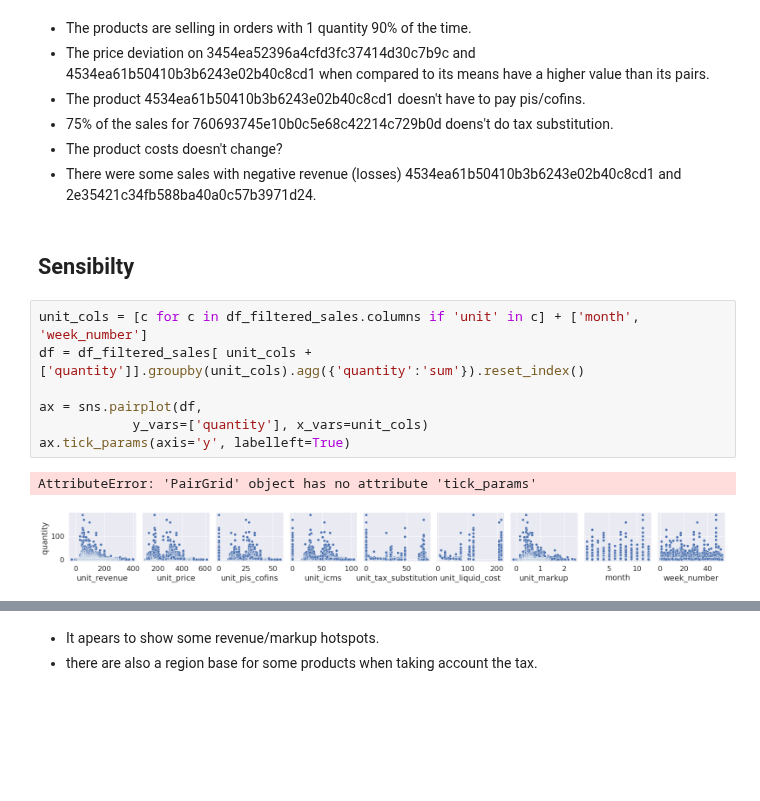
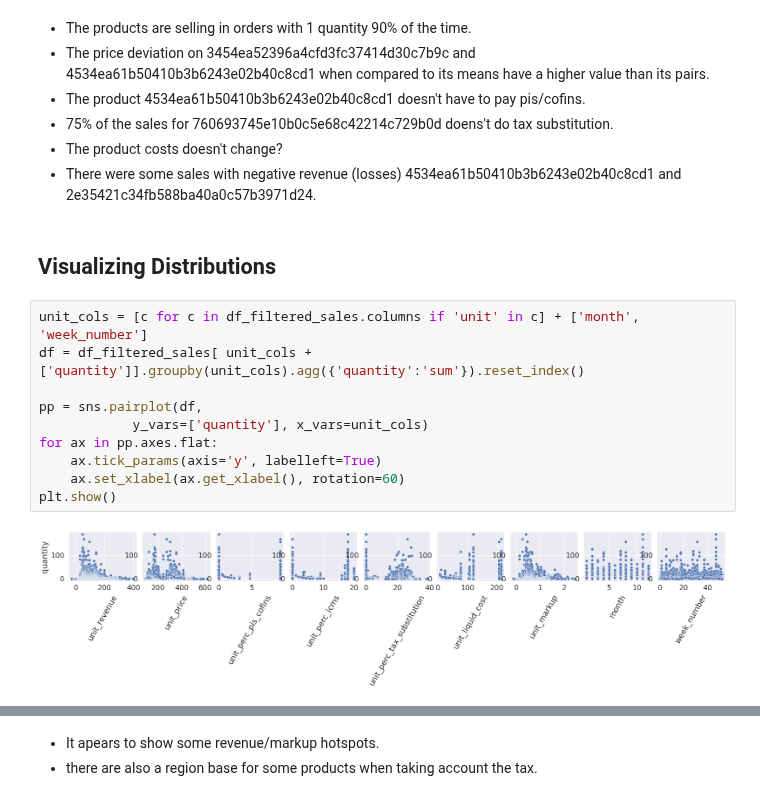
Before and after one commit to wanermiranda/desafio_ml, a Jupyter notebook: notebooks/3. EDA Correlations.ipynb, the cells around one changed output, grey strips where cells are left out. Saved outputs shown, nothing was run; the diff lists cells and outputs as text; blank space fills up the shorter version.

```diff
--- a/notebooks/3. EDA Correlations.ipynb
+++ b/notebooks/3. EDA Correlations.ipynb
@@ -174,18 +173,20 @@ df_filtered_sales.groupby('code').describe(percentiles=[.0001,.25, .50, .75, .90
 * 75% of the sales for 760693745e10b0c5e68c42214c729b0d doens't do tax substitution.
 * The product costs doesn't change?
 * There were some sales with negative revenue (losses) 4534ea61b50410b3b6243e02b40c8cd1 and 2e35421c34fb588ba40a0c57b3971d24.
-# %% [markdown]
-## Sensibilty
+# %% [markdown]
+## Visualizing Distributions
 # %%
 unit_cols = [c for c in df_filtered_sales.columns if 'unit' in c] + ['month', 'week_number']
 df = df_filtered_sales[ unit_cols + ['quantity']].groupby(unit_cols).agg({'quantity':'sum'}).reset_index()
 
-ax = sns.pairplot(df,
+pp = sns.pairplot(df,
             y_vars=['quantity'], x_vars=unit_cols)
-ax.tick_params(axis='y', labelleft=True)
+for ax in pp.axes.flat:
+    ax.tick_params(axis='y', labelleft=True)
+    ax.set_xlabel(ax.get_xlabel(), rotation=60)
+plt.show()
 # %% [output]
-AttributeError: 'PairGrid' object has no attribute 'tick_params'
-[figure, old version]
+[figure, new version]
 # %%
 for prod in selected_products:
     df = df_filtered_sales[df_filtered_sales.code == prod][ unit_cols + ['quantity']].groupby(unit_cols).agg({'quantity':'sum'}).reset_index()
```
Also changed, not shown: parts of 5 cells of this notebook, 4 other files.
